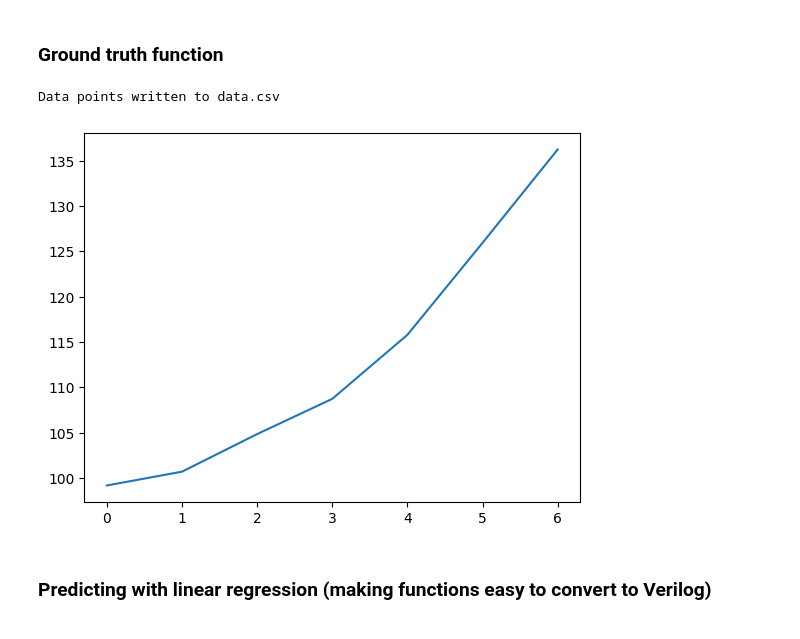
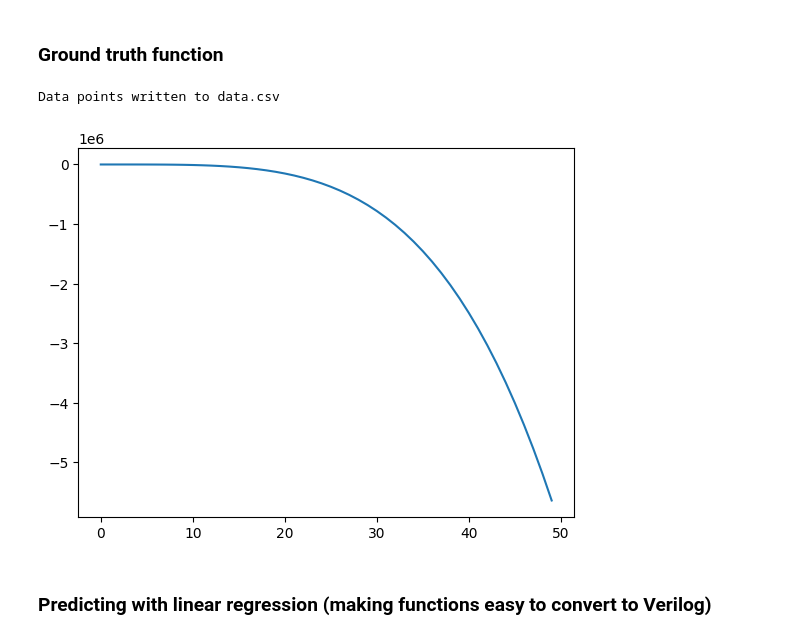
Before and after one commit to murrayinglis/YODA, a Jupyter notebook: gradient_descent.ipynb, the cells around one changed output. Drawn from its saved outputs; the diff is of its cells as text; code cells hidden in the pictures.

```diff
--- a/gradient_descent.ipynb
+++ b/gradient_descent.ipynb
@@ -9,24 +9,24 @@ import subprocess
 # %%
 # Define the linear function
 def linear(x):
     noise = 2*np.random.rand()
-    return -1 + x**2 + noise + 100
+    return -1 + x**2 + x**3 - x**4 + noise -10
 
 # Generate points
 data_points = []
-for x in range(0,7):  # Generating points from 0 to 40
+for x in range(0,50):  # Generating points from 0 to 40
     y = linear(x)
     data_points.append(y)
 
 # Write points to CSV file
 np.savetxt('data.csv', data_points, fmt='%d', delimiter='\n')
 
 print("Data points written to data.csv")
 plt.plot(data_points)
 plt.show()
 # %% [output]
 Data points written to data.csv
-[figure, old version]
+[figure, new version]
 # %% [markdown]
 ### Predicting with linear regression (making functions easy to convert to Verilog)
 # %%
```
Also changed, not shown: parts of 9 cells of this notebook, 21 other files.
